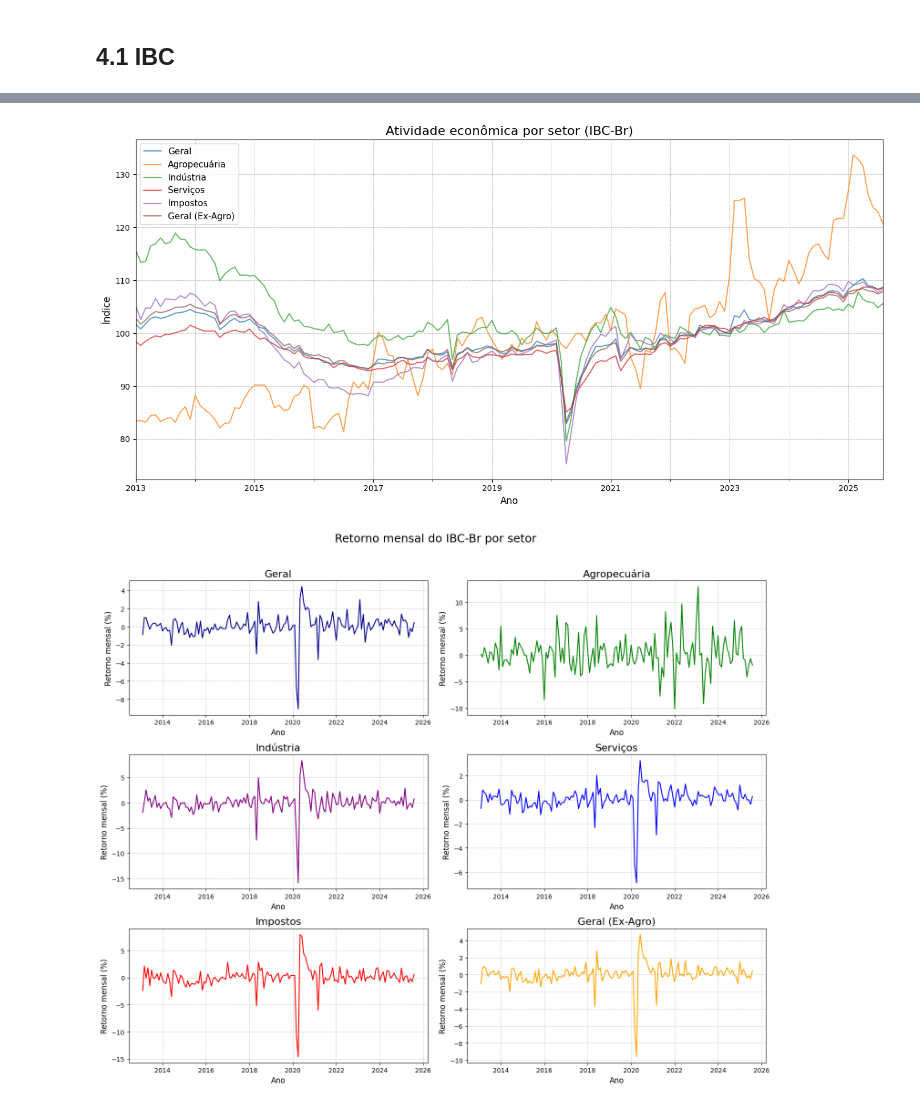
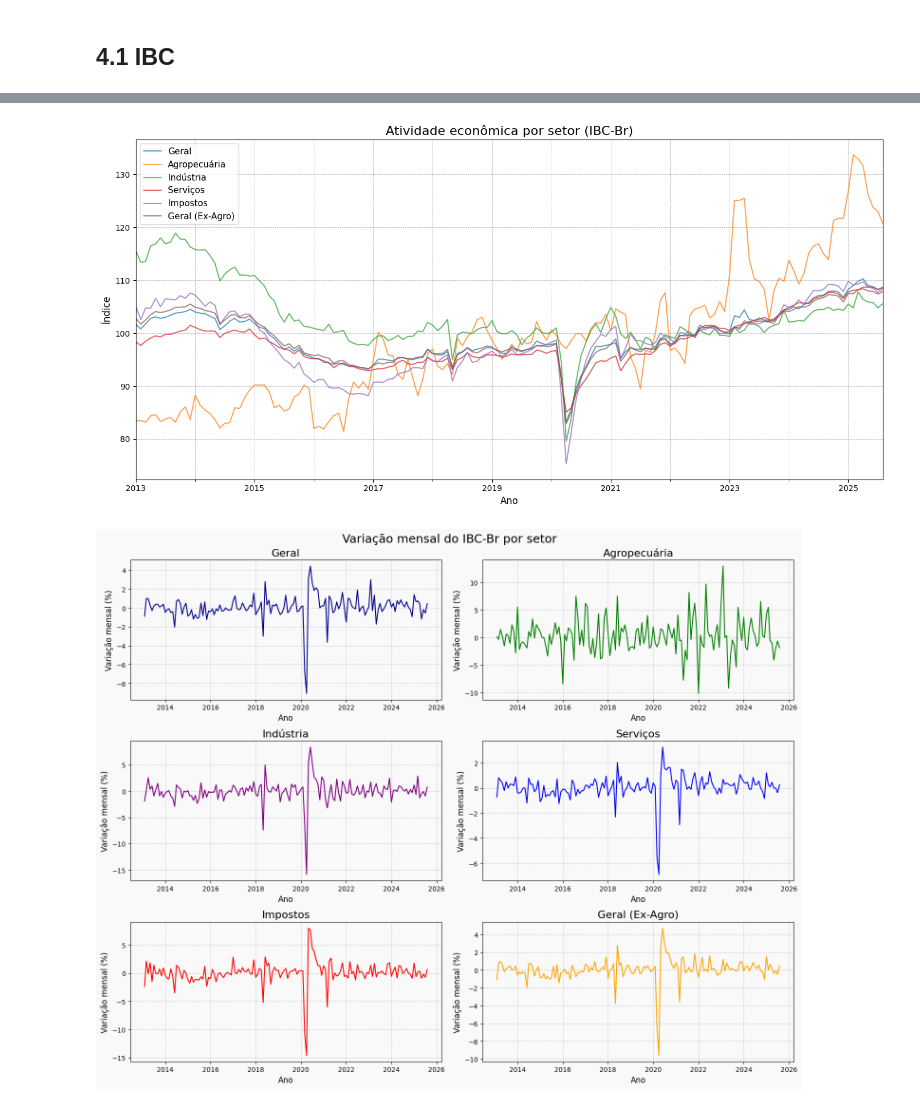
Before and after one commit to lucasaugs/b3-pattern-recon, a Jupyter notebook: characterization.ipynb, the cells around one changed output, grey strips where cells are left out. Drawn from its saved outputs; the diff is of its cells as text; code cells hidden in the pictures.

```diff
--- a/characterization.ipynb
+++ b/characterization.ipynb
@@ -429,6 +545,8 @@ plot_stat_summary(data, "ASAI3")
 # %%
 top_stocks = data["NAME"].value_counts().nlargest(20).index
 data_top_stocks = data[data["NAME"].isin(top_stocks)]
+print(f"Describing top 20 stocks data statistics:", file=output_file, end="\n\n")
+print(data_top_stocks.describe(), file=output_file, end="\n\n")
 
 plt.figure(figsize=(20, 10))
 for col in ["OPEN", "HIGH", "LOW", "CLOSE"]:
@@ -451,6 +569,9 @@ for col in ["OPEN", "HIGH", "LOW", "CLOSE"]:
     ax.grid(axis="y", linestyle="--", alpha=0.7)
 
     plt.tight_layout()
+    plt.savefig(
+        f"output/characterization/boxplot_{col}_top20stocks.png", bbox_inches="tight"
+    )
     plt.show()
 # %% [output]
 <Figure size 2000x1000 with 0 Axes>
@@ -734,8 +976,14 @@ plt.show()
 ## 4.3 Taxa de câmbio
 # %%
 df_cambio = load_ipea_data("data/ipea_camb.csv")
+print(df_cambio.describe())
+
 cambio_monthly_level = df_cambio["VALUE"]
 cambio_monthly_level.name = "cambio_monthly_level"
+print(
+    f"Describing exchange rate monthly level statistics:", file=output_file, end="\n\n"
+)
+print(cambio_monthly_level.describe(), file=output_file, end="\n\n")
 
 plt.figure(figsize=(14, 7))
 cambio_monthly_level.plot(color="darkgreen")
@@ -750,6 +998,27 @@ cambio_monthly_return_pct = cambio_monthly_level.pct_change()
 
 cambio_monthly_return_pct = (cambio_monthly_return_pct * 100).dropna()
 cambio_monthly_return_pct.name = "cambio_monthly_return_pct"
+print(
+    f"Describing exchange rate monthly return percentage statistics:",
+    file=output_file,
+    end="\n\n",
+)
+print(cambio_monthly_return_pct.describe(), file=output_file, end="\n\n")
+
+fig = plt.figure(figsize=(14, 7))
+plt.title("Variação mensal da taxa de câmbio", fontsize=16)
+ax = cambio_monthly_return_pct.plot(color="darkgreen")
+plt.xlabel("Ano", fontsize=12)
+plt.ylabel("Variação mensal (%)", fontsize=12)
+plt.grid(True, which="both", linestyle="--", linewidth=0.5)
+plt.tight_layout()
+ax.set_facecolor("#f9f9f9")
+ax.figure.set_facecolor("#f9f9f9")
+plt.savefig("output/cambio_monthly_variation.png")
+plt.savefig(
+    f"output/characterization/cambio_monthly_variation.png", bbox_inches="tight"
+)
+plt.show()
 
 
 plt.figure(figsize=(12, 6))
@@ -773,6 +1052,8 @@ df_ibc = load_ipea_data("data/ibc_br.csv")
 
 plt.figure(figsize=(14, 7))
 df_ibc["IBC_HEADLINE"].plot(color="darkblue", linewidth=2)
+print(f"Describing IBC-Br data statistics:", file=output_file, end="\n\n")
+print(df_ibc.describe(), file=output_file, end="\n\n")
 plt.title(
     "Índice de Atividade Econômica do Banco Central (IBC-Br) - Nível", fontsize=16
 )
@@ -819,40 +1100,44 @@ plt.show()
 
 fig, axes = plt.subplots(3, 2, figsize=(15, 12))
 axes_flat = axes.flatten()
-fig.suptitle("Retorno mensal do IBC-Br por setor", fontsize=18, y=1.02)
+fig.suptitle("Variação mensal do IBC-Br por setor", fontsize=18)
 for ax, series, title, color in zip(axes_flat, series_to_plot, titles, colors):
     ax.plot(mon_changes[series], color=color)
     ax.set_title(f"{title}", fontsize=16)
     ax.set_xlabel("Ano", fontsize=12)
-    ax.set_ylabel("Retorno mensal (%)", fontsize=12)
+    ax.set_ylabel("Variação mensal (%)", fontsize=12)
     ax.grid(True, which="both", linestyle="--", linewidth=0.5)
+    ax.set_facecolor("#f9f9f9")
+    ax.figure.set_facecolor("#f9f9f9")
 plt.tight_layout()
+plt.savefig("output/ibc_monthly_variation.png")
+plt.savefig(f"output/characterization/ibc_monthly_variation.png", bbox_inches="tight")
 plt.show()
 
 
 fig, axes = plt.subplots(3, 2, figsize=(15, 12))
 axes_flat = axes.flatten()
 fig.suptitle(
     "Distribuição dos retornos mensais do IBC-Br por setor", fontsize=18, y=1.02
 )
 for ax, series, title, color in zip(axes_flat, series_to_plot, titles, colors):
     sns.histplot(
         mon_changes[series].dropna(),
         bins=30,
         kde=True,
         color=color,
         edgecolor="black",
         ax=ax,
     )
     ax.set_title(f"Distribuição: {title}", fontsize=14)
-    ax.set_xlabel("Retorno mensal (%)", fontsize=10)
+    ax.set_xlabel("Variação mensal (%)", fontsize=10)
     ax.set_ylabel("Frequência", fontsize=10)
     ax.grid(True, which="both", linestyle="--", linewidth=0.5)
 
 plt.tight_layout()
 plt.show()
 # %% [output]
 [figure]
 [figure]
-[figure, old version]
+[figure, new version]
 [figure]
```
Also changed, not shown: parts of 21 cells of this notebook, 5 other files.
